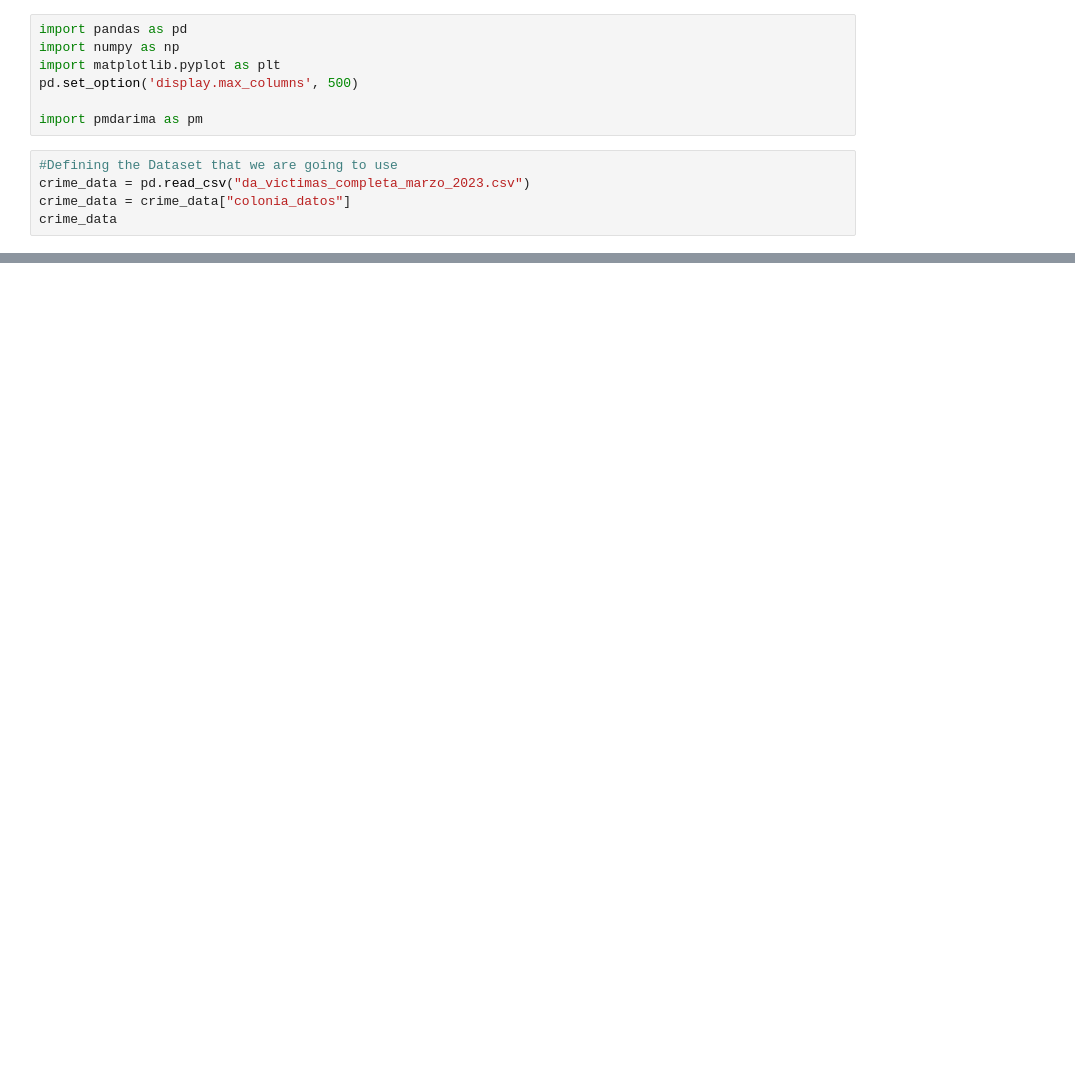
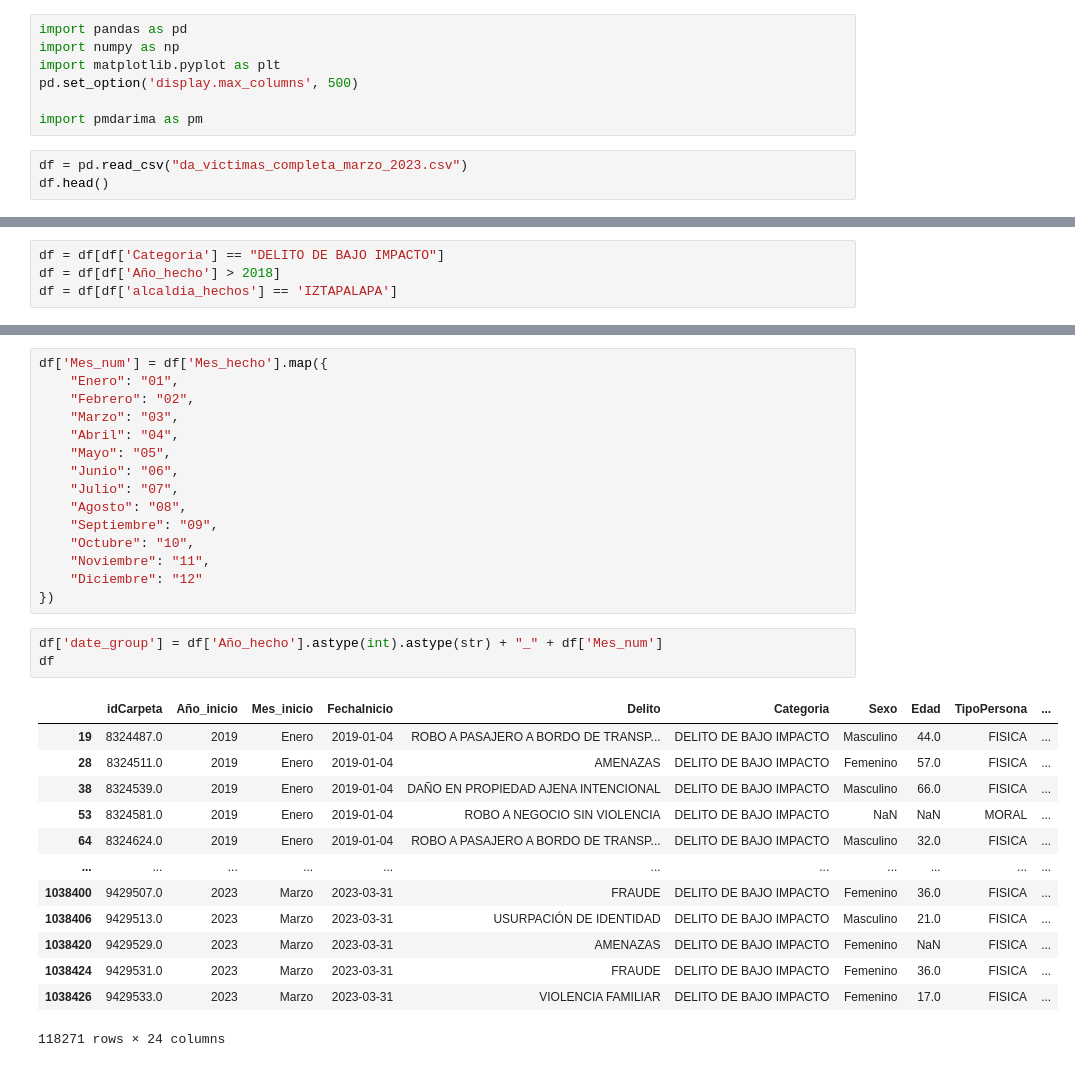
Before and after one commit to AngelEscobedo1712/Safety-Map, a Jupyter notebook: model_notebooks/rnn_try_out.ipynb, the cells around one changed output, grey strips where cells are left out. Cells and saved outputs as stored; diff of their text form; blank space fills up the shorter version.

```diff
--- a/model_notebooks/rnn_try_out.ipynb
+++ b/model_notebooks/rnn_try_out.ipynb
@@ -6,8 +6,6 @@ pd.set_option('display.max_columns', 500)
 
 import pmdarima as pm
 # %%
-#Defining the Dataset that we are going to use
-crime_data = pd.read_csv("da_victimas_completa_marzo_2023.csv")
-crime_data = crime_data["colonia_datos"]
-crime_data
+df = pd.read_csv("da_victimas_completa_marzo_2023.csv")
+df.head()
 # %% [output]
@@ -25,0 +18,4 @@ Name: colonia_datos, Length: 1038430, dtype: object
+# %%
+df = df[df['Categoria'] == "DELITO DE BAJO IMPACTO"]
+df = df[df['Año_hecho'] > 2018]
+df = df[df['alcaldia_hechos'] == 'IZTAPALAPA']
@@ -25,0 +39,32 @@ Name: colonia_datos, Length: 1038430, dtype: object
+# %%
+df['Mes_num'] = df['Mes_hecho'].map({
+    "Enero": "01",
+    "Febrero": "02",
+    "Marzo": "03",
+    "Abril": "04",
+    "Mayo": "05",
+    "Junio": "06",
+    "Julio": "07",
+    "Agosto": "08",
+    "Septiembre": "09",
+    "Octubre": "10",
+    "Noviembre": "11",
+    "Diciembre": "12"
+})
+# %%
+df['date_group'] = df['Año_hecho'].astype(int).astype(str) + "_" + df['Mes_num']
+df
+# %% [output]
+|  | idCarpeta | Año_inicio | Mes_inicio | FechaInicio | Delito | Categoria | Sexo | Edad | TipoPersona | ... |
+| 19 | 8324487.0 | 2019 | Enero | 2019-01-04 | ROBO A PASAJERO A BORDO DE TRANSP... | DELITO DE BAJO IMPACTO | Masculino | 44.0 | FISICA | ... |
+| 28 | 8324511.0 | 2019 | Enero | 2019-01-04 | AMENAZAS | DELITO DE BAJO IMPACTO | Femenino | 57.0 | FISICA | ... |
+| 38 | 8324539.0 | 2019 | Enero | 2019-01-04 | DAÑO EN PROPIEDAD AJENA INTENCIONAL | DELITO DE BAJO IMPACTO | Masculino | 66.0 | FISICA | ... |
+| 53 | 8324581.0 | 2019 | Enero | 2019-01-04 | ROBO A NEGOCIO SIN VIOLENCIA | DELITO DE BAJO IMPACTO | NaN | NaN | MORAL | ... |
+| 64 | 8324624.0 | 2019 | Enero | 2019-01-04 | ROBO A PASAJERO A BORDO DE TRANSP... | DELITO DE BAJO IMPACTO | Masculino | 32.0 | FISICA | ... |
+| ... | ... | ... | ... | ... | ... | ... | ... | ... | ... | ... |
+| 1038400 | 9429507.0 | 2023 | Marzo | 2023-03-31 | FRAUDE | DELITO DE BAJO IMPACTO | Femenino | 36.0 | FISICA | ... |
+| 1038406 | 9429513.0 | 2023 | Marzo | 2023-03-31 | USURPACIÓN DE IDENTIDAD | DELITO DE BAJO IMPACTO | Masculino | 21.0 | FISICA | ... |
+| 1038420 | 9429529.0 | 2023 | Marzo | 2023-03-31 | AMENAZAS | DELITO DE BAJO IMPACTO | Femenino | NaN | FISICA | ... |
+| 1038424 | 9429531.0 | 2023 | Marzo | 2023-03-31 | FRAUDE | DELITO DE BAJO IMPACTO | Femenino | 36.0 | FISICA | ... |
+| 1038426 | 9429533.0 | 2023 | Marzo | 2023-03-31 | VIOLENCIA FAMILIAR | DELITO DE BAJO IMPACTO | Femenino | 17.0 | FISICA | ... |
+118271 rows × 24 columns
```
Also changed, not shown: parts of 32 cells of this notebook.
